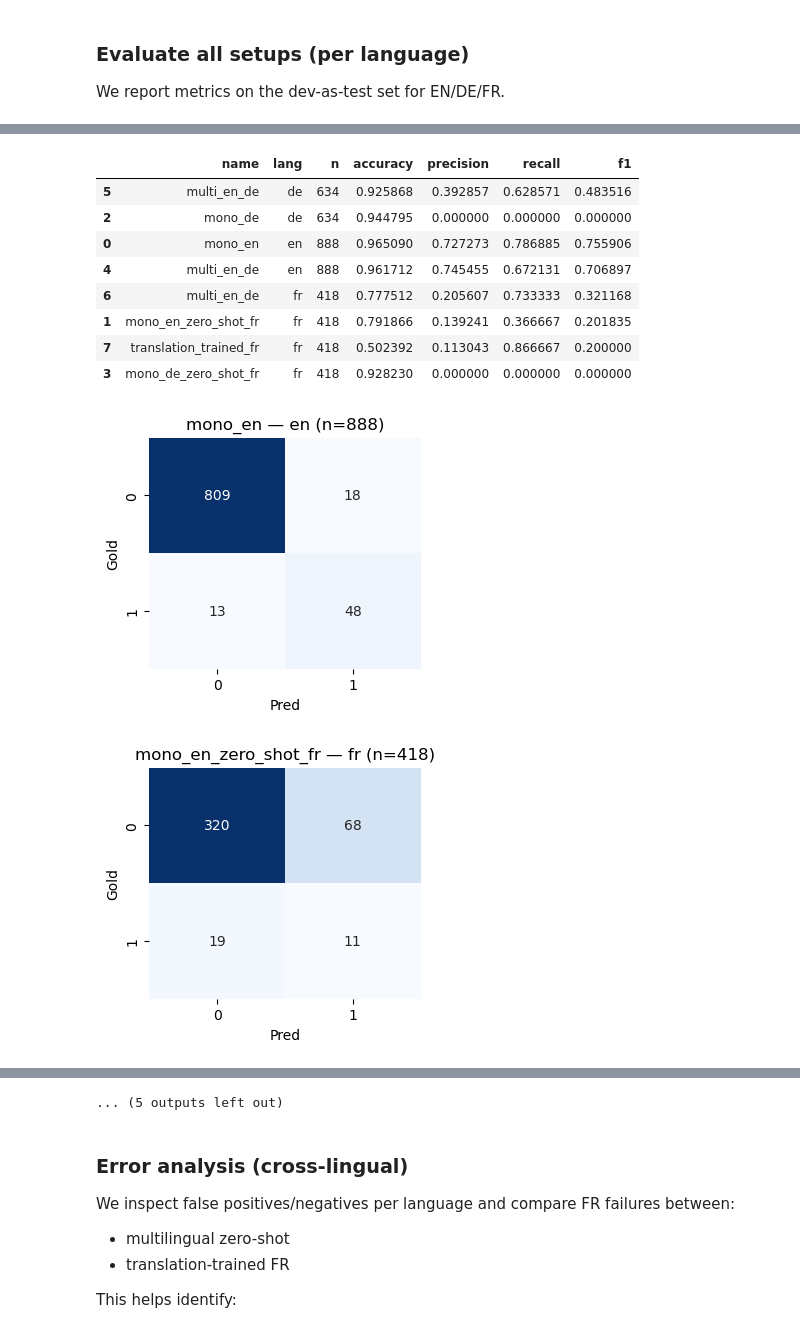
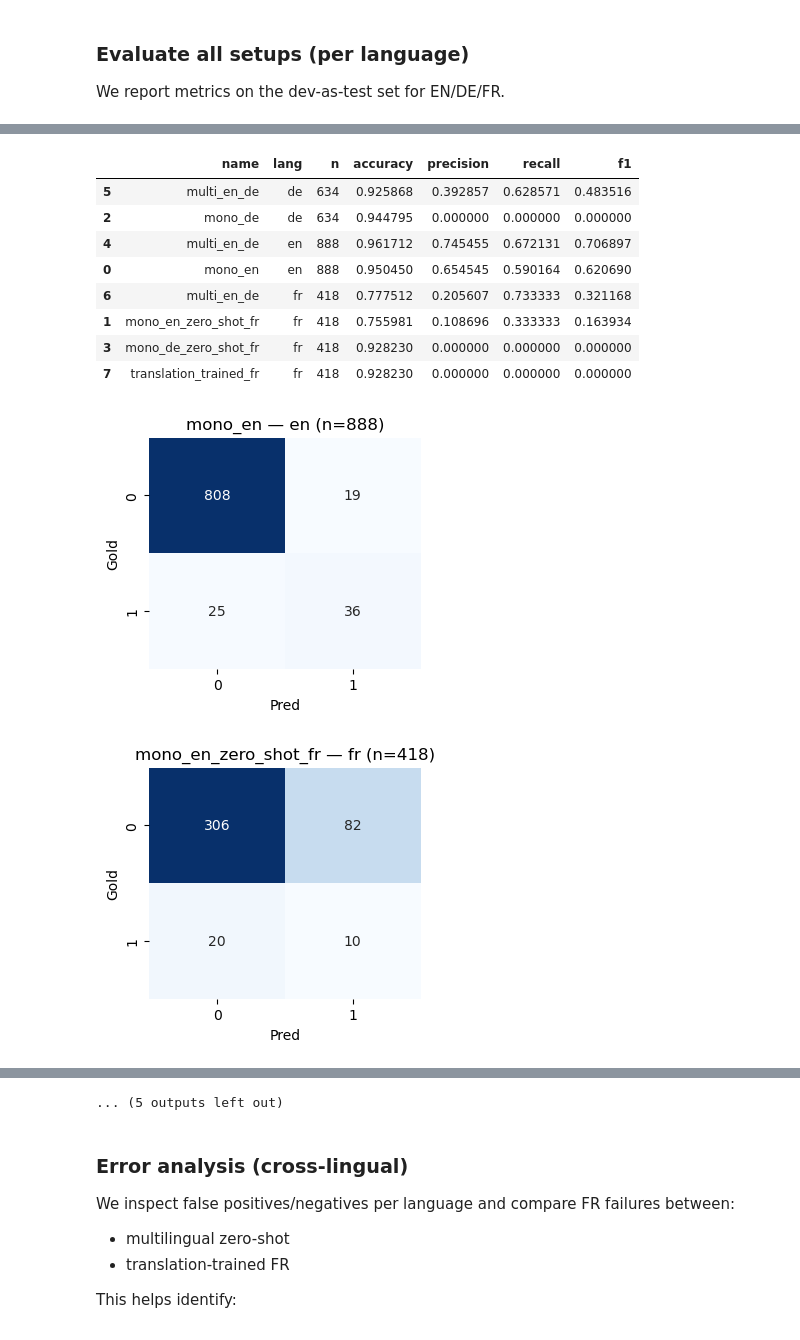
Before and after one commit to atomicsulfate/smm4h-26-task1, a Jupyter notebook: smm4h2026_task1_multilingual_ade.ipynb, the cells around one changed output, grey strips where cells are left out. Cells and saved outputs as stored; diff of their text form; code cells hidden in the pictures.

```diff
--- a/smm4h2026_task1_multilingual_ade.ipynb
+++ b/smm4h2026_task1_multilingual_ade.ipynb
@@ -87,7 +87,7 @@ WEIGHT_DECAY = 0.01
 TRAIN_LANGS = ["en", "de"]
 ZERO_SHOT_LANG = "fr"
 
-TRANSLATE_N = 3000
+TRANSLATE_N = 6000
 TRANSLATION_MODEL_NAME = "Helsinki-NLP/opus-mt-en-fr"  # offline MT via MarianMT
 
 # If you need a quick smoke run, set this to True (uses smaller subsets)
@@ -787,7 +819,7 @@ def train_model(
     run_name: str,
     model_name: str = MODEL_NAME,
     max_length: int = MAX_LENGTH,
-    force_retrain: bool = True,
+    force_retrain: bool = False,
     ) -> Tuple[Trainer, AutoTokenizer]:
     out_dir = ARTIFACTS_DIR / "runs" / run_name
     out_dir.mkdir(parents=True, exist_ok=True)
@@ -975,7 +1007,7 @@ else:
 print("EN train/val:", len(train_en), len(val_en))
 print("DE train/val:", len(train_de), len(val_de))
 
-trainer_en, tok_en = train_model(train_en, val_en, run_name="monolingual_en", max_length=64)
+trainer_en, tok_en = train_model(train_en, val_en, run_name="monolingual_en")
 trainer_de, tok_de = train_model(train_de, val_de, run_name="monolingual_de")
 # %% [output]
 EN train/val: 15415 1713
@@ -1105,5 +1050,5 @@ if DEBUG_SMALL:
 
 print("FR translated train/val:", len(fr_train), len(fr_val))
 
-trainer_fr_trans, tok_fr_trans = train_model(fr_train, fr_val, run_name="translation_trained_fr")
+trainer_fr_trans, tok_fr_trans = train_model(fr_train, fr_val, run_name="translation_trained_fr", force_retrain=True)
 # %% [output]
@@ -1146,7 +1088,7 @@ We report metrics on the dev-as-test set for EN/DE/FR.
 results: List[Dict] = []
 
 # Monolingual EN: evaluate EN test and also check zero-shot FR
-results.append(evaluate_split(trainer_en, tok_en, test_df, "en", name="mono_en", max_length=64))
+results.append(evaluate_split(trainer_en, tok_en, test_df, "en", name="mono_en"))
 results.append(evaluate_split(trainer_en, tok_en, test_df, "fr", name="mono_en_zero_shot_fr"))
 
 # Monolingual DE
@@ -1160,39 +1102,39 @@ for lang in ["en", "de", "fr"]:
 # Translation-trained FR
 results.append(evaluate_split(trainer_fr_trans, tok_fr_trans, test_df, "fr", name="translation_trained_fr"))
 
 # Tabulate
 rows = []
 for r in results:
     if r.get("n", 0) == 0:
         continue
     rows.append({k: r[k] for k in ["name", "lang", "n", "accuracy", "precision", "recall", "f1"]})
 
 metrics_df = pd.DataFrame(rows).sort_values(["lang", "f1"], ascending=[True, False])
 display(metrics_df)
 
 # Show confusion matrices
 for r in results:
     if r.get("n", 0) == 0 or "confusion_matrix" not in r:
         continue
     show_confusion(r["confusion_matrix"], title=f"{r['name']} — {r['lang']} (n={r['n']})")
 # %% [output]
 [interactive output not drawn]
 [interactive output not drawn]
 [interactive output not drawn]
 [interactive output not drawn]
 [interactive output not drawn]
 [interactive output not drawn]
 [interactive output not drawn]
 [interactive output not drawn]
 |  | name | lang | n | accuracy | precision | recall | f1 |
 | 5 | multi_en_de | de | 634 | 0.925868 | 0.392857 | 0.628571 | 0.483516 |
 | 2 | mono_de | de | 634 | 0.944795 | 0.000000 | 0.000000 | 0.000000 |
-| 0 | mono_en | en | 888 | 0.965090 | 0.727273 | 0.786885 | 0.755906 |
 | 4 | multi_en_de | en | 888 | 0.961712 | 0.745455 | 0.672131 | 0.706897 |
+| 0 | mono_en | en | 888 | 0.950450 | 0.654545 | 0.590164 | 0.620690 |
 | 6 | multi_en_de | fr | 418 | 0.777512 | 0.205607 | 0.733333 | 0.321168 |
-| 1 | mono_en_zero_shot_fr | fr | 418 | 0.791866 | 0.139241 | 0.366667 | 0.201835 |
-| 7 | translation_trained_fr | fr | 418 | 0.502392 | 0.113043 | 0.866667 | 0.200000 |
+| 1 | mono_en_zero_shot_fr | fr | 418 | 0.755981 | 0.108696 | 0.333333 | 0.163934 |
 | 3 | mono_de_zero_shot_fr | fr | 418 | 0.928230 | 0.000000 | 0.000000 | 0.000000 |
+| 7 | translation_trained_fr | fr | 418 | 0.928230 | 0.000000 | 0.000000 | 0.000000 |
 [figure]
 [figure]
 [figure]
```
Also changed, not shown: parts of 10 cells of this notebook, 1 other file.
